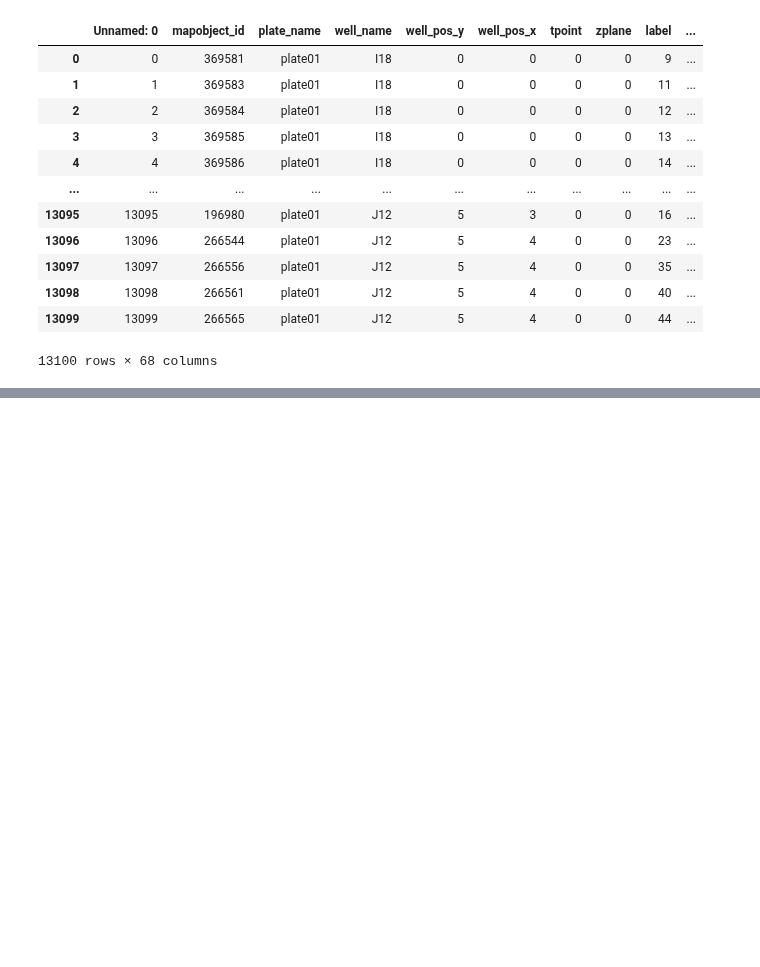
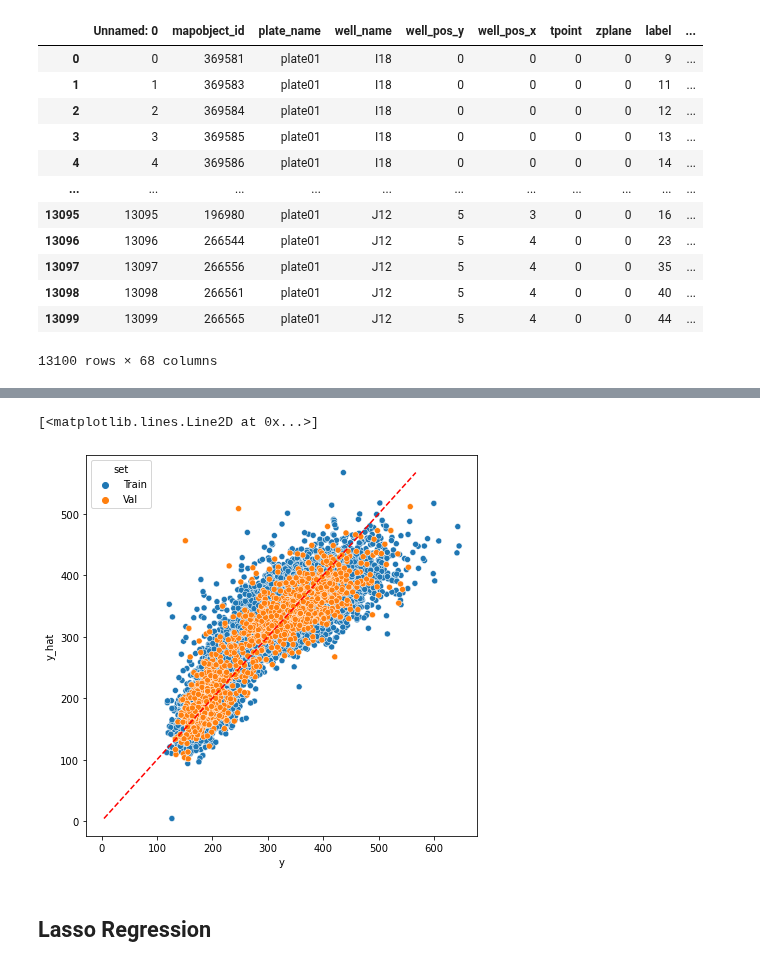
Before and after one commit to andresbecker/master_thesis, a Jupyter notebook: workspace/notebooks/Scalar_models.ipynb, the cells around one changed output, grey strips where cells are left out. Saved outputs shown, nothing was run; the diff lists cells and outputs as text; code cells hidden in the pictures; blank space fills up the shorter version.

Commit message:
first commit for linear regresion models

```diff
--- a/workspace/notebooks/Scalar_models.ipynb
+++ b/workspace/notebooks/Scalar_models.ipynb
@@ -62,3 +65,14 @@ metadata
 | 13098 | 13098 | 266561 | plate01 | J12 | 5 | 4 | 0 | 0 | 40 | ... |
 | 13099 | 13099 | 266565 | plate01 | J12 | 5 | 4 | 0 | 0 | 44 | ... |
 13100 rows × 68 columns
+# %%
+x_columns = [c+'_'+pp['method'] for c in pp['input_channels']]
+X_train = metadata[x_columns][metadata.set == 'train']
+X_val = metadata[x_columns][metadata.set == 'val']
+X_test = metadata[x_columns][metadata.set == 'test']
+# %%
+y_columns = pp['output_channels'][0]+'_'+pp['method']
+y_norm_val = channels.set_index('name').loc[pp['output_channels']].normalization_val.values[0]
+Y_train = metadata[y_columns][metadata.set == 'train'] * y_norm_val
+Y_val = metadata[y_columns][metadata.set == 'val'] * y_norm_val
+Y_test = metadata[y_columns][metadata.set == 'test'] * y_norm_val
@@ -64,0 +81,8 @@ metadata
+# %%
+ols_model = lm.LinearRegression().fit(X_train.values, Y_train.values)
+
+# Show R^2
+R2_train = ols_model.score(X_train.values, Y_train.values)
+R2_val = ols_model.score(X_val.values, Y_val.values)
+print('Train R^2: {}'.format(R2_train))
+print('Val R^2: {}'.format(R2_val))
@@ -64,0 +92,11 @@ metadata
+# %%
+columns = ['y', 'y_hat']
+ols_df = pd.DataFrame(np.concatenate((Y_train.values.reshape(-1,1), ols_model.predict(X_train).reshape(-1,1)), axis=1), columns=columns)
+ols_df['set'] = 'Train'
+
+temp_df = pd.DataFrame(np.concatenate((Y_val.values.reshape(-1,1), ols_model.predict(X_val).reshape(-1,1)), axis=1), columns=columns)
+temp_df['set'] = 'Val'
+
+ols_df = pd.concat((ols_df, temp_df), axis=0).reset_index()
+ols_df = ols_df.drop(['index'], axis=1)
+ols_df
@@ -64,0 +117,18 @@ metadata
+# %%
+plt.figure(figsize=(7,7))
+sns.scatterplot(data=ols_df,
+                x='y',
+                y='y_hat',
+                hue='set')
+
+ols_min_val = ols_df[['y', 'y_hat']].min().values.min()
+ols_max_val = ols_df[['y', 'y_hat']].max().values.min()
+
+x_line = [ols_min_val, ols_max_val]
+y_line = x_line
+plt.plot(x_line, y_line, linestyle='dashed', color='red')
+# %% [output]
+[<matplotlib.lines.Line2D at 0x...>]
+[figure, added]
+# %% [markdown]
+## Lasso Regression
```
Also changed, not shown: parts of 22 cells of this notebook.
